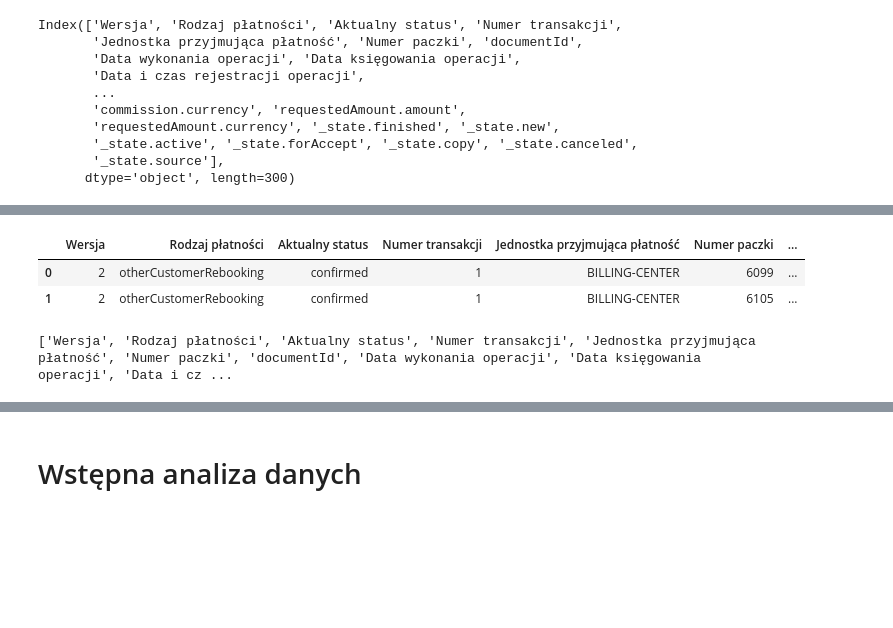
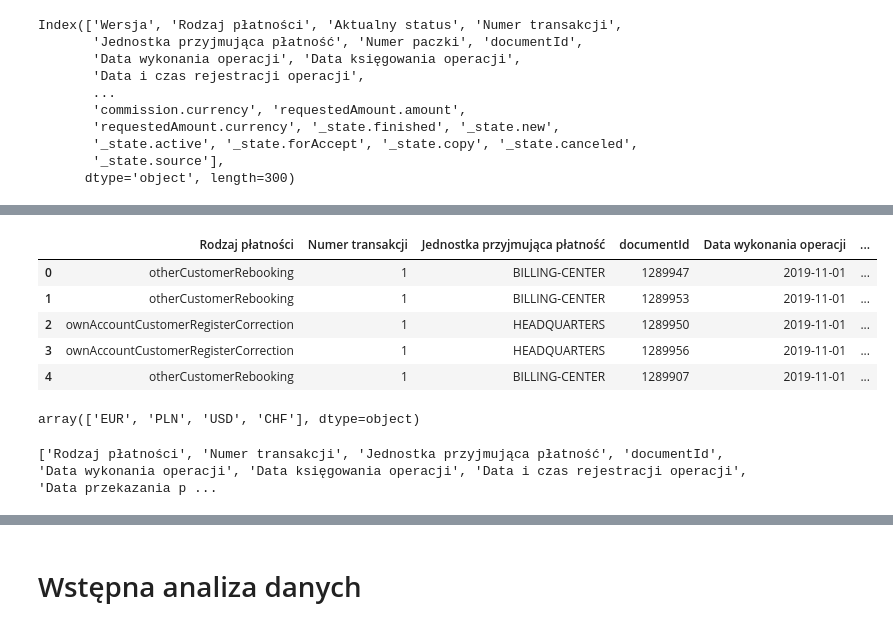
Before and after one commit to glinkapiotr/Asseco_Innovation, a Jupyter notebook: CodePlay_2020_SDS_data_API.ipynb, the cells around one changed output, grey strips where cells are left out. Drawn from its saved outputs; the diff is of its cells as text; code cells hidden in the pictures; blank space fills up the shorter version.

Commit message:
Fixing row data (after first outlier and data analysis)

```diff
--- a/CodePlay_2020_SDS_data_API.ipynb
+++ b/CodePlay_2020_SDS_data_API.ipynb
@@ -695,24 +489,48 @@ KeyError: ignored
-# %%
-# Po sprawdzeniu wybranych kolumn usuwam znaczną część korzystając z regex
-clean_DF = clean_DF.drop(clean_DF.filter(regex='_y').columns, axis=1)
-clean_DF = clean_DF.drop(clean_DF.filter(regex='dates.').columns, axis=1)
-clean_DF = clean_DF.drop(clean_DF.filter(regex='commissions.').columns, axis=1)
-clean_DF = clean_DF.drop(clean_DF.filter(regex='commission.').columns, axis=1)
-# %%
-#Zmieniam liczbę wyswietlanych kolumn
-pd.set_option('display.max_columns', 170)
+# %%
+columns = ['Rodzaj płatności',
+'Numer transakcji',
+'Jednostka przyjmująca płatność',
+'documentId',
+'Data wykonania operacji',
+'Data księgowania operacji',
+'Data i czas rejestracji operacji',
+'Data przekazania płatności',
+'Data transakcji',
+'Kwota płatności',
+'Waluta',
+'description_x',
+'fullDocumentNumber_x',
+'senderAccount.accountNo_x',
+'senderAccount.name_x',
+'senderAccount.country_x',
+'beneficiaryAccount.accountNo_x',
+'beneficiaryAccount.name_x',
+'beneficiaryAccount.addressCountry_x',
+'paymentDetails.line1',
+'requestedAmount.amount_x',
+'amount.dtEquivalent.amount',
+'amount.requested.currency']
 # %%
-clean_DF.head(2)
+clean_DF= clean_DF[columns]
+clean_DF.head()
 # %% [output]
-|  | Wersja | Rodzaj płatności | Aktualny status | Numer transakcji | Jednostka przyjmująca płatność | Numer paczki | ... |
-| 0 | 2 | otherCustomerRebooking | confirmed | 1 | BILLING-CENTER | 6099 | ... |
-| 1 | 2 | otherCustomerRebooking | confirmed | 1 | BILLING-CENTER | 6105 | ... |
+|  | Rodzaj płatności | Numer transakcji | Jednostka przyjmująca płatność | documentId | Data wykonania operacji | ... |
+| 0 | otherCustomerRebooking | 1 | BILLING-CENTER | 1289947 | 2019-11-01 | ... |
+| 1 | otherCustomerRebooking | 1 | BILLING-CENTER | 1289953 | 2019-11-01 | ... |
+| 2 | ownAccountCustomerRegisterCorrection | 1 | HEADQUARTERS | 1289950 | 2019-11-01 | ... |
+| 3 | ownAccountCustomerRegisterCorrection | 1 | HEADQUARTERS | 1289956 | 2019-11-01 | ... |
+| 4 | otherCustomerRebooking | 1 | BILLING-CENTER | 1289907 | 2019-11-01 | ... |
+# %%
+#sprawdzenie walut używanych w transakcjach
+df['Waluta'].unique()
+# %% [output]
+array(['EUR', 'PLN', 'USD', 'CHF'], dtype=object)
 # %%
 # Pobieram nazwy kolumn
 col_names = clean_DF.columns.values
 col_names_list = col_names.tolist()
 print(col_names_list)
 # %% [output]
-['Wersja', 'Rodzaj płatności', 'Aktualny status', 'Numer transakcji', 'Jednostka przyjmująca płatność', 'Numer paczki', 'documentId', 'Data wykonania operacji', 'Data księgowania operacji', 'Data i cz ...
+['Rodzaj płatności', 'Numer transakcji', 'Jednostka przyjmująca płatność', 'documentId', 'Data wykonania operacji', 'Data księgowania operacji', 'Data i czas rejestracji operacji', 'Data przekazania p ...
 # %%
 # Zmieniam nazwy kolumn
```
Also changed, not shown: parts of 49 cells of this notebook.
